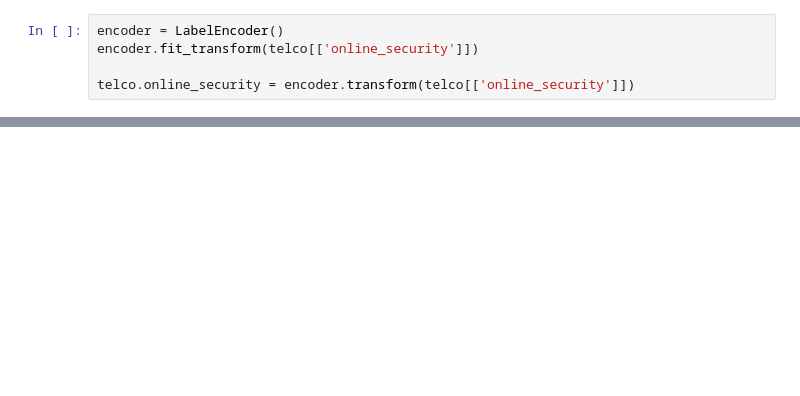
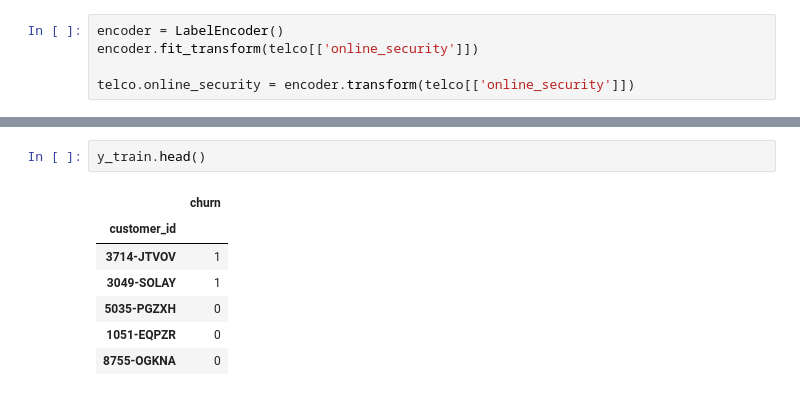
Before and after one commit to chasethompson/ds-methodologies-exercises, a Jupyter notebook: classification/telco_scratchpad.ipynb, the cells around one changed output, grey strips where cells are left out. Drawn from its saved outputs; the diff is of its cells as text; blank space fills up the shorter version.

```diff
--- a/classification/telco_scratchpad.ipynb
+++ b/classification/telco_scratchpad.ipynb
@@ -429,0 +319,10 @@ def int_encode(df):
+# %%
+y_train.head()
+# %% [output]
+|  | churn |
+| customer_id |  |
+| 3714-JTVOV | 1 |
+| 3049-SOLAY | 1 |
+| 5035-PGZXH | 0 |
+| 1051-EQPZR | 0 |
+| 8755-OGKNA | 0 |
```
Also changed, not shown: parts of 31 cells of this notebook.
